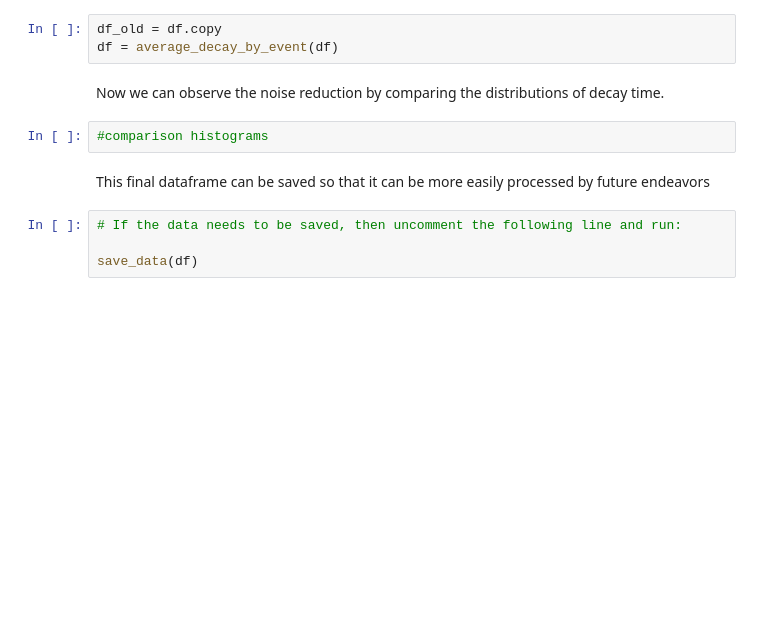
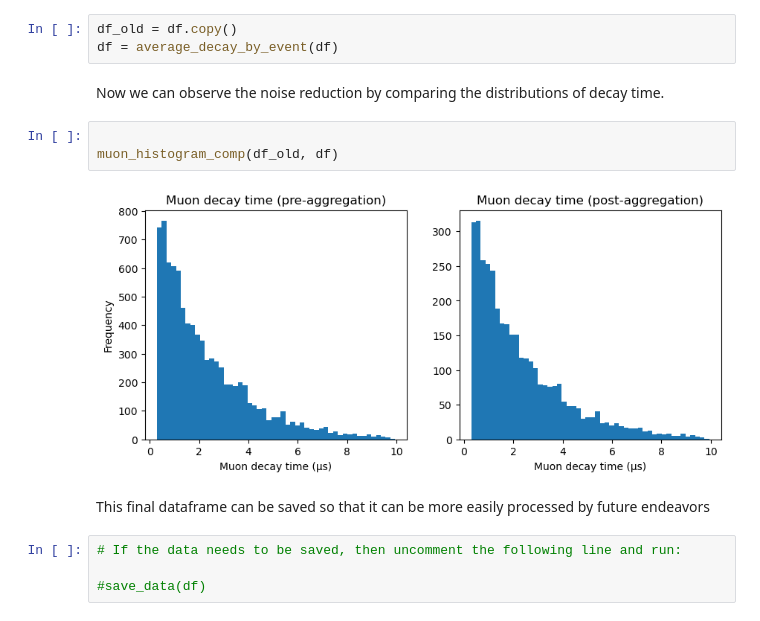
Before and after one commit to WilliamTDavies/muon-lifetime-estimator, a Jupyter notebook: notebooks/analysis.ipynb, the cells around one changed output. Drawn from its saved outputs; the diff is of its cells as text; blank space fills up the shorter version.

```diff
--- a/notebooks/analysis.ipynb
+++ b/notebooks/analysis.ipynb
@@ -81,13 +139,16 @@ Events recorded by different detectors were associated using a coincidence windo
 # %%
-df_old = df.copy
+df_old = df.copy()
 df = average_decay_by_event(df)
 # %% [markdown]
 Now we can observe the noise reduction by comparing the distributions of decay time.
 # %%
-#comparison histograms
+
+muon_histogram_comp(df_old, df)
+# %% [output]
+[figure, added]
 # %% [markdown]
 This final dataframe can be saved so that it can be more easily processed by future endeavors
 # %%
 # If the data needs to be saved, then uncomment the following line and run:
 
-save_data(df)
+#save_data(df)
```
Also changed, not shown: parts of 39 cells of this notebook, 2 other files.
